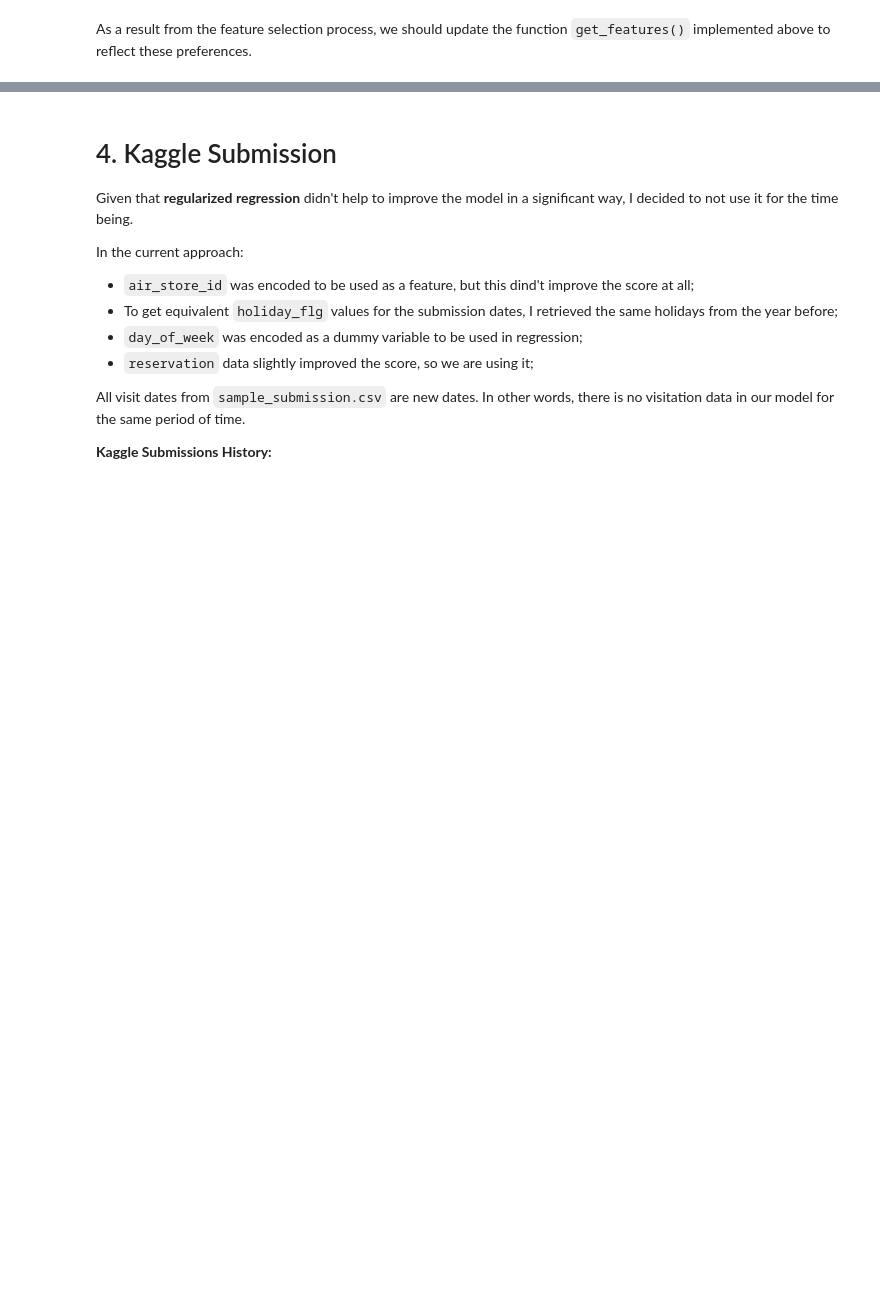
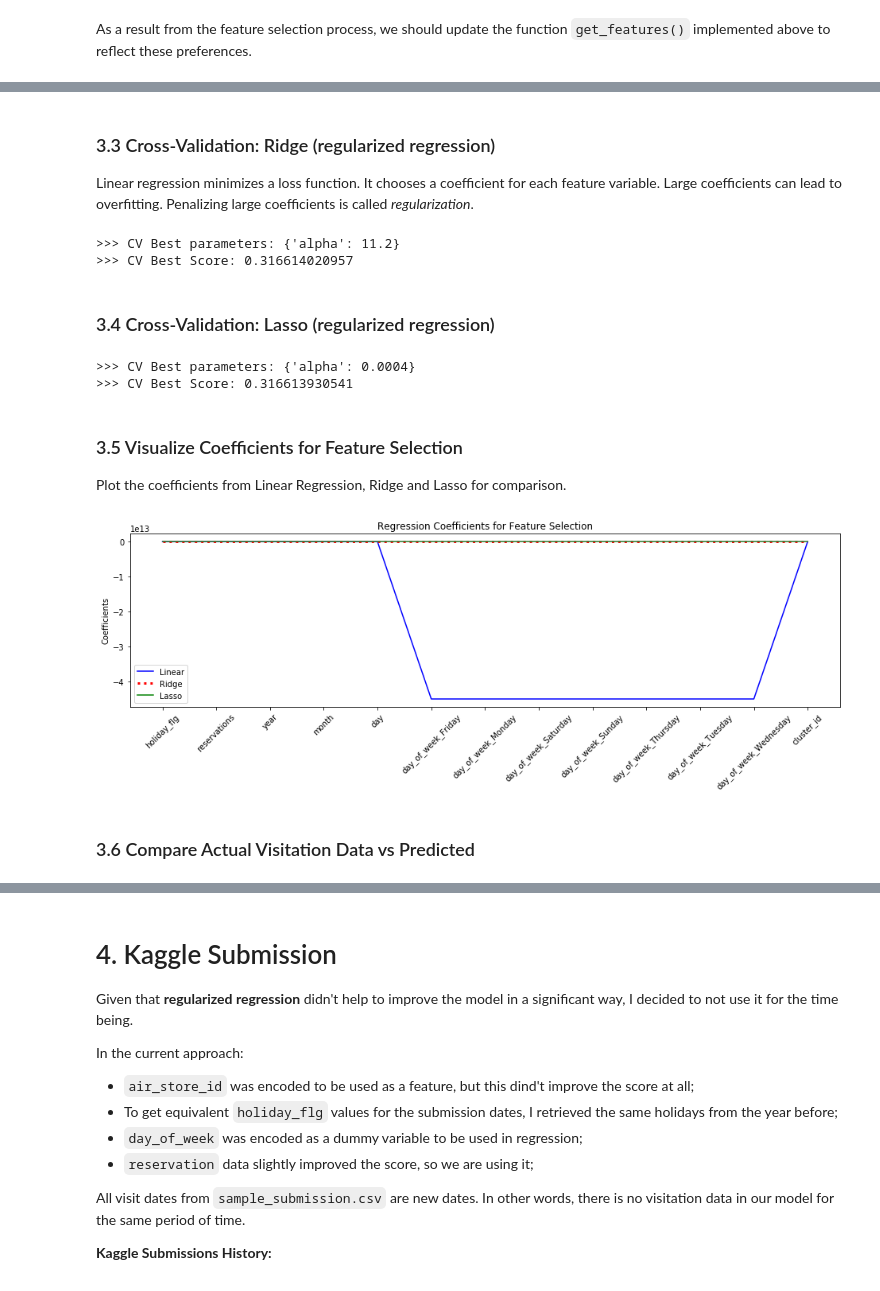
Before and after one commit to karlphillip/DataScience, a Jupyter notebook: Capstone Project1/3_regression.ipynb, the cells around one changed output, grey strips where cells are left out. Cells and saved outputs as stored; diff of their text form; code cells hidden in the pictures; blank space fills up the shorter version.

Commit message:
Updated Capstone Project 1 - Regression: cosmetic changes

```diff
--- a/Capstone Project1/3_regression.ipynb
+++ b/Capstone Project1/3_regression.ipynb
@@ -398,3 +401,75 @@ X_train, X_test, y_train, y_test = train_test_split(X, y, test_size=0.3, random_
+# %% [markdown]
+### 3.3 Cross-Validation: Ridge (regularized regression)
+
+Linear regression minimizes a loss function. It chooses a coeﬃcient for each feature variable. Large coeﬃcients can lead to overﬁtting. Penalizing large coeﬃcients is called *regularization*.
+# %%
+from sklearn.linear_model import Ridge
+from sklearn.model_selection import GridSearchCV
+
+#params = [ {'alpha': np.logspace(-3, 3, 7)} ]
+params = [ {'alpha': [11.3, 11.2, 11.1, 11, 10.9, 10, 9]} ]
+
+ridge_cv = GridSearchCV(estimator=Ridge(), param_grid=params, cv=5, verbose=0, return_train_score=True)
+ridge_cv.fit(X_train, y_train)
+
+print('>>> CV Best parameters:', ridge_cv.best_params_)
+#print('>>> CV Best alpha:', ridge_cv.best_estimator_.alpha)
+print('>>> CV Best Score:', ridge_cv.best_score_)
+# %% [output]
+>>> CV Best parameters: {'alpha': 11.2}
+>>> CV Best Score: 0.316614020957
+# %% [markdown]
+### 3.4 Cross-Validation: Lasso  (regularized regression)
+# %%
+from sklearn.linear_model import Lasso
+
+#params = [ {'alpha': np.logspace(-3, 3, 7)} ]
+params = [ {'alpha': [0.001, 0.0005, 0.0004]} ]
+
+lasso_cv = GridSearchCV(estimator=Lasso(), param_grid=params, cv=5, verbose=0, return_train_score=True)
+lasso_cv.fit(X_train, y_train)
+
+print('>>> CV Best parameters:', lasso_cv.best_params_)
+#print('>>> CV Best alpha:', lasso_cv.best_estimator_.alpha)
+print('>>> CV Best Score:', lasso_cv.best_score_)
+# %% [output]
+>>> CV Best parameters: {'alpha': 0.0004}
+>>> CV Best Score: 0.316613930541
+# %% [markdown]
+### 3.5 Visualize Coefficients for Feature Selection
+Plot the coefficients from Linear Regression, Ridge and Lasso for comparison.
+# %%
+import operator
+from functools import reduce
+
+x_width = range(len(feature_names))
+
+reg_coef = LinearRegression(normalize=True).fit(X_train, y_train).coef_
+reg_coef = reduce(operator.concat, reg_coef)                          # flat the array
+lasso_coef = lasso_cv.best_estimator_.coef_
+ridge_coef = reduce(operator.concat, ridge_cv.best_estimator_.coef_)   # flat the array
+
+# plot linear regression, ridge and lasso coefficients
+plt.figure(figsize=(16,4))
+plt.plot(x_width, reg_coef, color='blue', label='Linear')
+plt.plot(x_width, ridge_coef, color='red', label='Ridge', linestyle='dotted', linewidth=3)
+plt.plot(x_width, lasso_coef, color='green', label='Lasso')
+
+plt.xticks(x_width, feature_names, rotation=45)
+plt.ylabel('Coefficients')
+plt.title('Regression Coefficients for Feature Selection')
+plt.legend()
+
+# plot horizontal line at Y origin
+horiz_line_data = np.array([0 for i in x_width])
+xs = [i for i in x_width]
+plt.plot(xs, horiz_line_data, color='gray', alpha=0.5)
+
+plt.show()
+# %% [output]
+[figure, added]
+# %% [markdown]
+### 3.6 Compare Actual Visitation Data vs Predicted
 # %%
 from sklearn import metrics
 
```
Also changed, not shown: parts of 19 cells of this notebook.
